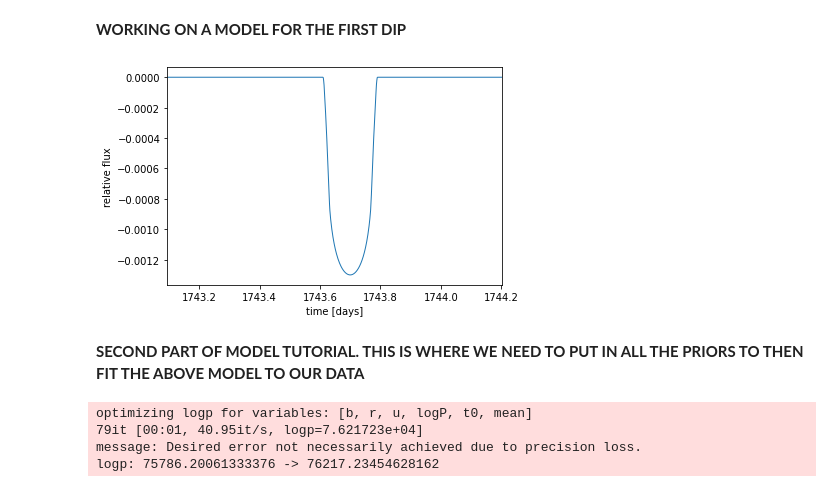
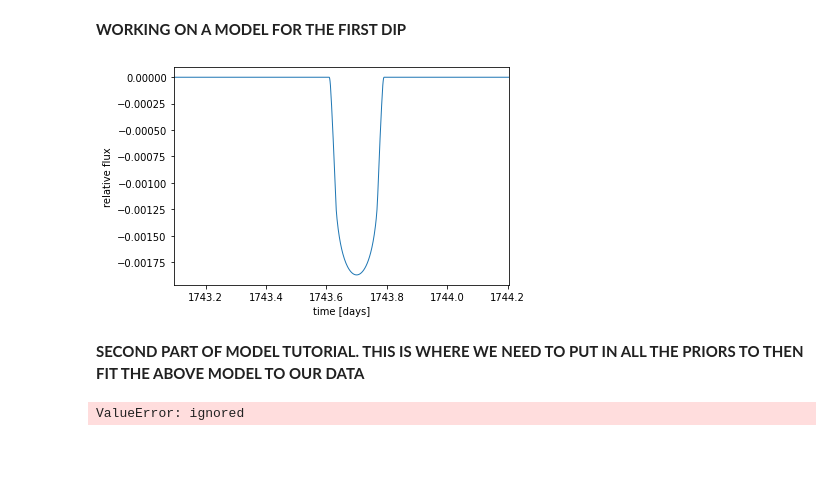
Before and after one commit to hughesymendes/TIC-27491137, a Jupyter notebook: dip1_model.ipynb, the cells around one changed output. Saved outputs shown, nothing was run; the diff lists cells and outputs as text; code cells hidden in the pictures; blank space fills up the shorter version.

```diff
--- a/dip1_model.ipynb
+++ b/dip1_model.ipynb
@@ -160,30 +172,30 @@ d1x, d1y, d1y_err
 # %%
 import numpy as np
 import exoplanet as xo
 
 # The light curve calculation requires an orbit
 orbit = xo.orbits.KeplerianOrbit(period=9.5, t0 =1743.7, r_star = 0.78, m_star = 0.5)
 
 # Compute a limb-darkened light curve using starry
 t = np.linspace(1743.09394,1744.20329, 864)
 #found values from a paper for Kepler and TESS that gives a=0.4984, b= 0.1939 (using quadratic law).
 # 'u' seems to be linear but is only given as one value whereas 'u' here is 2D so I've input values
 # In between the two closest stellar temps. paper-- https://arxiv.org/pdf/0912.2274.pdf
 
 u = [0.525, 0.215]
 light_curve = (
     xo.LimbDarkLightCurve(u)
-    .get_light_curve(orbit=orbit, r=0.025, t=t, texp=0.02)
+    .get_light_curve(orbit=orbit, r=0.03, t=t, texp=0.02)
     .eval()
 )
 # Note: the `eval` is needed because this is using Theano in
 # the background
 
 plt.plot(t, light_curve, color="C0", lw=1)
 plt.ylabel("relative flux")
 plt.xlabel("time [days]")
 _ = plt.xlim(t.min(), t.max())
 # %% [output]
-[figure, old version]
+[figure, new version]
 # %% [markdown]
 **SECOND PART OF MODEL TUTORIAL. THIS IS WHERE WE NEED TO PUT IN ALL THE PRIORS TO THEN FIT THE ABOVE MODEL TO OUR DATA**
@@ -203,12 +209,11 @@ with pm.Model() as model:
 
     # The time of a reference transit for each planet
     #Mu seems to be centre of transit.
-    # t0s = Periods * np.random.uniform(low,high,size)---- **WHAT DOES THIS REPRESENT?**
     #For random.uniform "Samples are uniformly distributed over the half-open interval [low, high) (includes low, but excludes high)"
-    t0 = pm.Normal("t0", mu=t0s, sd=1.0, shape=1)
+    t0 = pm.Normal("t0", mu=1743.7, sd=1.0, shape=1)
 
     # The log period; also tracking the period itself
-    logP = pm.Normal("logP", mu=np.log(periods), sd=0.1, shape=1)
+    logP = pm.Normal("logP", mu=np.random.uniform(1,100,1), sd=0.1, shape=1)
     period = 9.5
 
     # The Kipping (2013) parameterization for quadratic limb darkening paramters
@@ -218,7 +223,7 @@ with pm.Model() as model:
     b = xo.distributions.ImpactParameter("b", ror=r, shape=1, testval=np.random.rand())
 
     # Set up a Keplerian orbit for the planets
-    #orbit = xo.orbits.KeplerianOrbit(period=period, t0=t0, b=b)
+    orbit = xo.orbits.KeplerianOrbit(period=period, t0=t0, b=b)
 
     # Compute the model light curve using starry
     light_curves = xo.LimbDarkLightCurve(u).get_light_curve(orbit=orbit, r=r, t=t)
@@ -233,16 +238,13 @@ with pm.Model() as model:
     y += d1y_err * np.random.randn(len(y))
 
     # The likelihood function assuming known Gaussian uncertainty
-    pm.Normal("obs", mu=light_curve, sd=yerr, observed=y)
+    pm.Normal("obs", mu=light_curve, sd=d1y_err, observed=y)
 
     # Fit for the maximum a posteriori parameters given the simuated
     # dataset
     map_soln = xo.optimize(start=model.test_point)
 # %% [output]
-optimizing logp for variables: [b, r, u, logP, t0, mean]
-79it [00:01, 40.95it/s, logp=7.621723e+04]
-message: Desired error not necessarily achieved due to precision loss.
-logp: 75786.20061333376 -> 76217.23454628162
+ValueError: ignored
 # %%
 plt.plot(t, y, ".k", ms=4, label="data")
 for i, l in enumerate("bc"):
```
Also changed, not shown: parts of 9 cells of this notebook.
